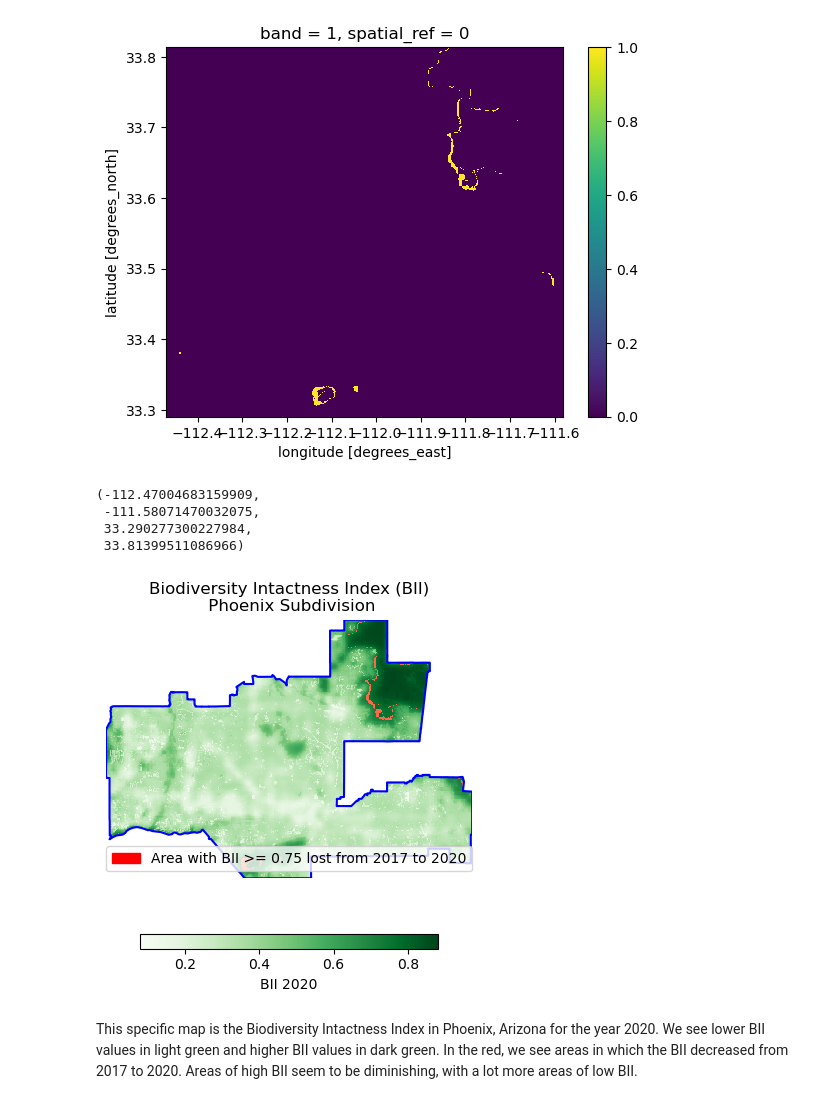
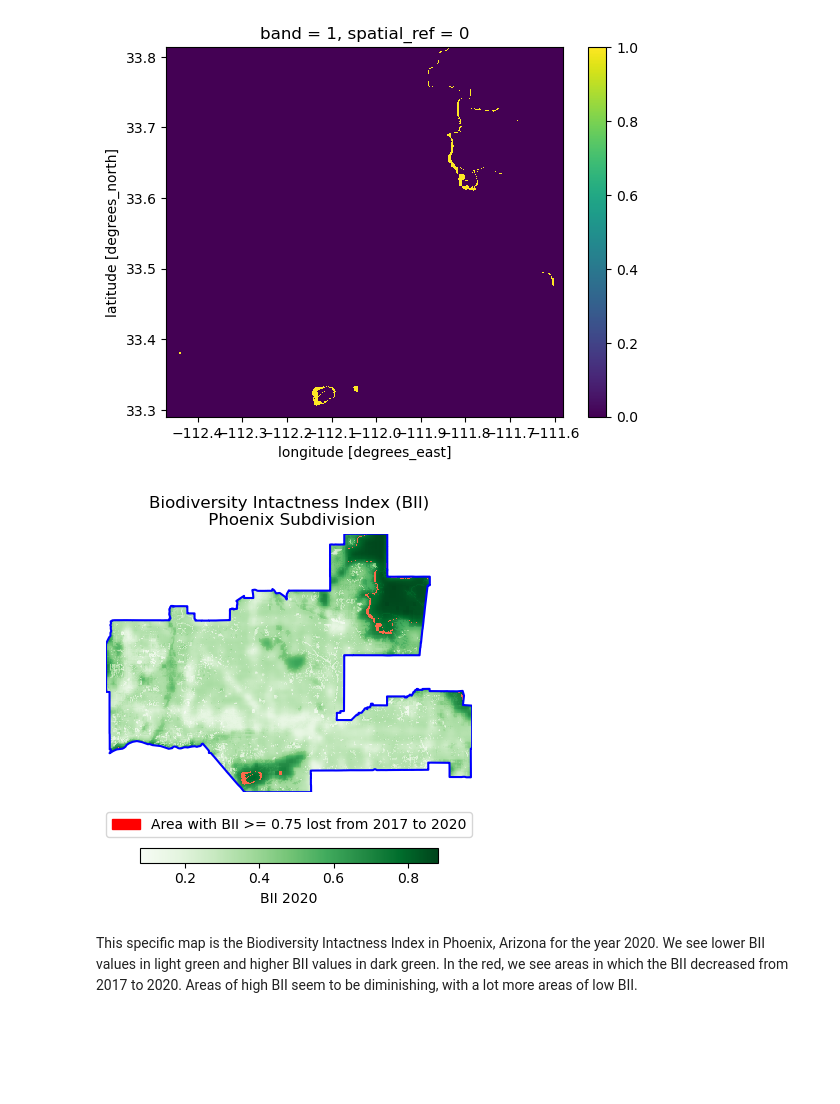
Before and after one commit to egp4aq/phoenix-biodiversity-analysis, a Jupyter notebook: bii_phx.ipynb, the cells around one changed output. Saved outputs shown, nothing was run; the diff lists cells and outputs as text; code cells hidden in the pictures; blank space fills up the shorter version.

```diff
--- a/bii_phx.ipynb
+++ b/bii_phx.ipynb
@@ -176,27 +182,25 @@ phx_bii_diff.plot()
 # %%
 fig, ax = plt.subplots()
 
 phoenix.boundary.plot(ax=ax,
                       color='blue')
 
 clip_bii_2020.plot(ax=ax,
                    cmap="Greens",
                   cbar_kwargs={"location":"bottom",
                                "label":"BII 2020",
                               "shrink":0.6})
 
 loss_bii.plot(ax=ax, cmap="Reds", add_colorbar = False)
 
 ax.set_title("Biodiversity Intactness Index (BII)\n Phoenix Subdivision")
 red_patch = mpatches.Patch(color='red', label="Area with BII >= 0.75 lost from 2017 to 2020")
-ax.legend(handles=[red_patch], loc = "lower center")
+ax.legend(handles=[red_patch], loc = "lower center", bbox_to_anchor=(0.5, -0.2))
 
 ax.axis("off")
+
+plt.savefig('bii_phx_map')
 # %% [output]
-(-112.47004683159909,
- -111.58071470032075,
- 33.290277300227984,
- 33.81399511086966)
-[figure, old version]
+[figure, new version]
 # %% [markdown]
 This specific map is the Biodiversity Intactness Index in Phoenix, Arizona for the year 2020. We see lower BII values in light green and higher BII values in dark green. In the red, we see areas in which the BII decreased from 2017 to 2020. Areas of high BII seem to be diminishing, with a lot more areas of low BII.
```
Also changed, not shown: parts of 4 cells of this notebook, 2 other files.
